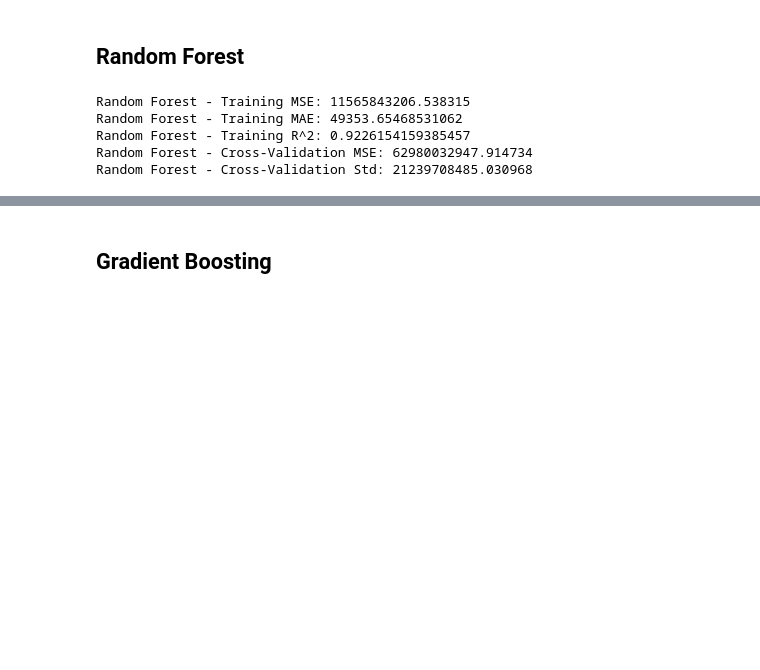
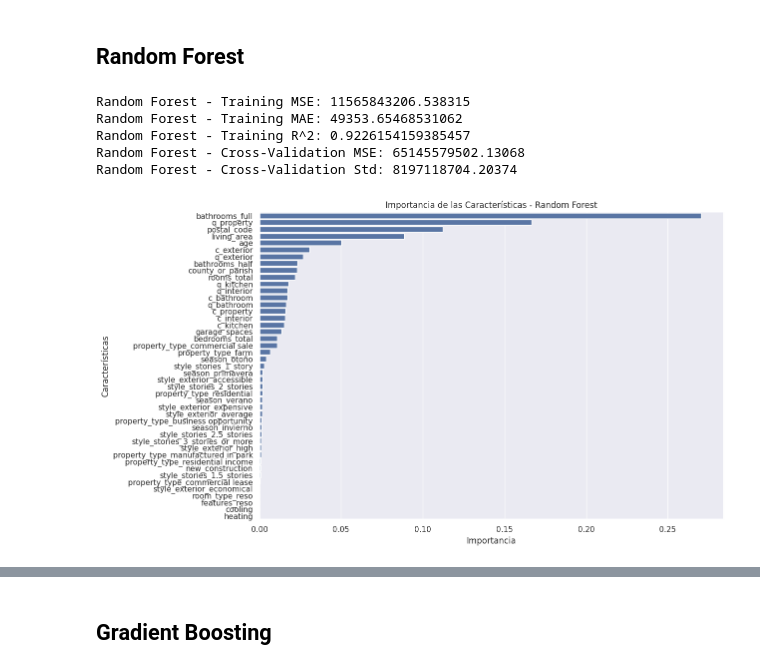
Before and after one commit to Farrius/Datathon_2024, a Jupyter notebook: models_training.ipynb, the cells around one changed output, grey strips where cells are left out. Cells and saved outputs as stored; diff of their text form; code cells hidden in the pictures; blank space fills up the shorter version.

```diff
--- a/models_training.ipynb
+++ b/models_training.ipynb
@@ -249,7 +249,7 @@ from sklearn.model_selection import cross_val_score
 
 rf_model = RandomForestRegressor(n_estimators=200, max_depth=20, min_samples_split=2, min_samples_leaf=1, random_state=42)
 
-cv_scores = cross_val_score(rf_model, X_train_scaled, y_train, cv=5, scoring='neg_mean_squared_error')
+cv_scores = cross_val_score(rf_model, X_train_scaled, y_train, cv=3, scoring='neg_mean_squared_error')
 
 rf_model.fit(X_train_scaled, y_train)
 
@@ -268,5 +268,24 @@ print(f"Random Forest - Cross-Validation Std: {cv_scores.std()}")
 Random Forest - Training MSE: 11565843206.538315
 Random Forest - Training MAE: 49353.65468531062
 Random Forest - Training R^2: 0.9226154159385457
-Random Forest - Cross-Validation MSE: 62980032947.914734
-Random Forest - Cross-Validation Std: 21239708485.030968
+Random Forest - Cross-Validation MSE: 65145579502.13068
+Random Forest - Cross-Validation Std: 8197118704.20374
+# %%
+# Obtener las importancias de las características del modelo Random Forest
+importances = rf_model.feature_importances_
+
+# Crear un DataFrame para las importancias de las características
+feature_importances = pd.DataFrame({'Feature': X_train.columns, 'Importance': importances})
+
+# Ordenar el DataFrame por importancia de mayor a menor
+feature_importances = feature_importances.sort_values(by='Importance', ascending=False)
+
+# Crear el gráfico de barras
+plt.figure(figsize=(12, 8))
+sns.barplot(x='Importance', y='Feature', data=feature_importances)
+plt.title('Importancia de las Características - Random Forest')
+plt.xlabel('Importancia')
+plt.ylabel('Características')
+plt.show()
+# %% [output]
+[figure, added]
```
Also changed, not shown: parts of 4 cells of this notebook.
